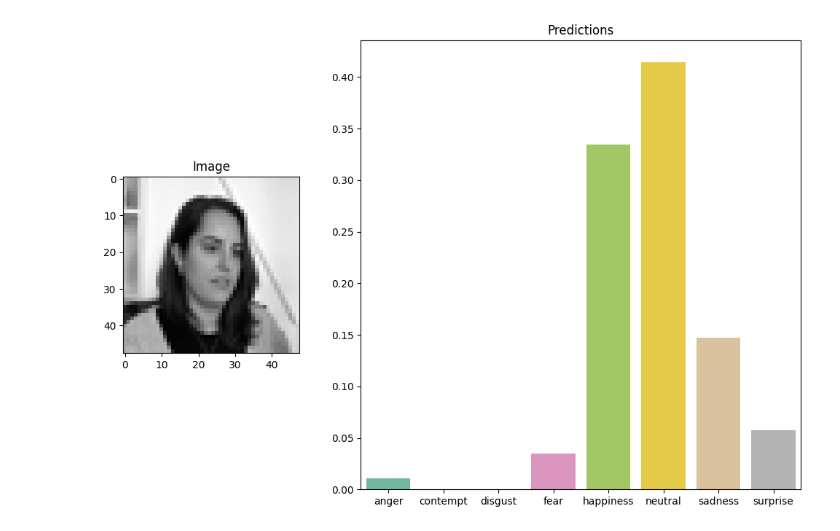
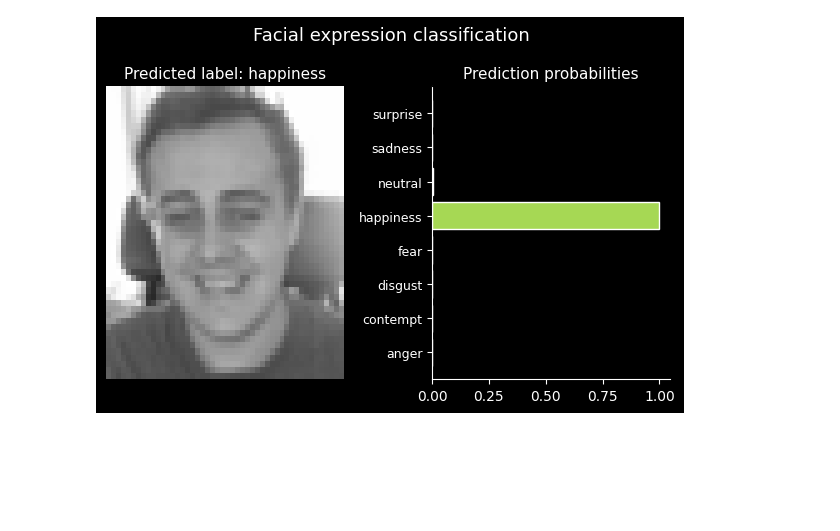
Before and after one commit to juanbadal/ih-final-project, a Jupyter notebook: notebooks/Old/demo2.ipynb, the cells around one changed output. Drawn from its saved outputs; the diff is of its cells as text; code cells hidden in the pictures; blank space fills up the shorter version.

```diff
--- a/notebooks/Old/demo2.ipynb
+++ b/notebooks/Old/demo2.ipynb
@@ -159,3 +71,3 @@ def demo_image_fe_pred(image_filename: str, model_filename: str):
 # %%
-demo_image_fe_pred(image_filename='lucia.png', model_filename='best_custom_model.h5')
+process_image_and_predict(image_filename='tim-happy.png', model_filename='ResNet50_model.h5')
 # %% [output]
@@ -164 +75 @@ lucia.png image processed
-[figure, old version]
+[figure, new version]
```
Also changed, not shown: parts of 10 cells of this notebook, 10 other files.
